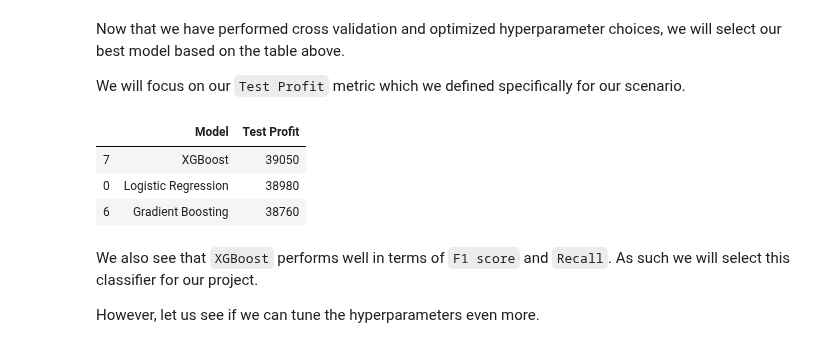
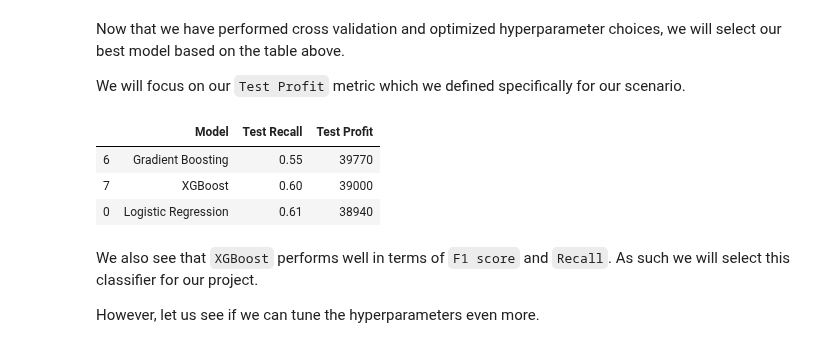
Before and after one commit to nadinezab/bank-marketing, a Jupyter notebook: bank-marketing.ipynb, the cells around one changed output. Saved outputs shown, nothing was run; the diff lists cells and outputs as text; code cells hidden in the pictures.

```diff
--- a/bank-marketing.ipynb
+++ b/bank-marketing.ipynb
@@ -2036,12 +2040,12 @@ Now that we have performed cross validation and optimized hyperparameter choices
 We will focus on our `Test Profit` metric which we defined specifically for our scenario.
 # %%
 # Get top models based on test profit
-rscv_results.sort_values('Test Profit', ascending = False)[:3][['Model', 'Test Profit']]
+rscv_results.sort_values('Test Profit', ascending = False)[:3][['Model', 'Test Recall', 'Test Profit']]
 # %% [output]
-|  | Model | Test Profit |
-| 7 | XGBoost | 39050 |
-| 0 | Logistic Regression | 38980 |
-| 6 | Gradient Boosting | 38760 |
+|  | Model | Test Recall | Test Profit |
+| 6 | Gradient Boosting | 0.55 | 39770 |
+| 7 | XGBoost | 0.60 | 39000 |
+| 0 | Logistic Regression | 0.61 | 38940 |
 # %% [markdown]
 We also see that `XGBoost` performs well in terms of `F1 score` and `Recall`. As such we will select this classifier for our project.
 
```
Also changed, not shown: parts of 36 cells of this notebook, 2 other files.
